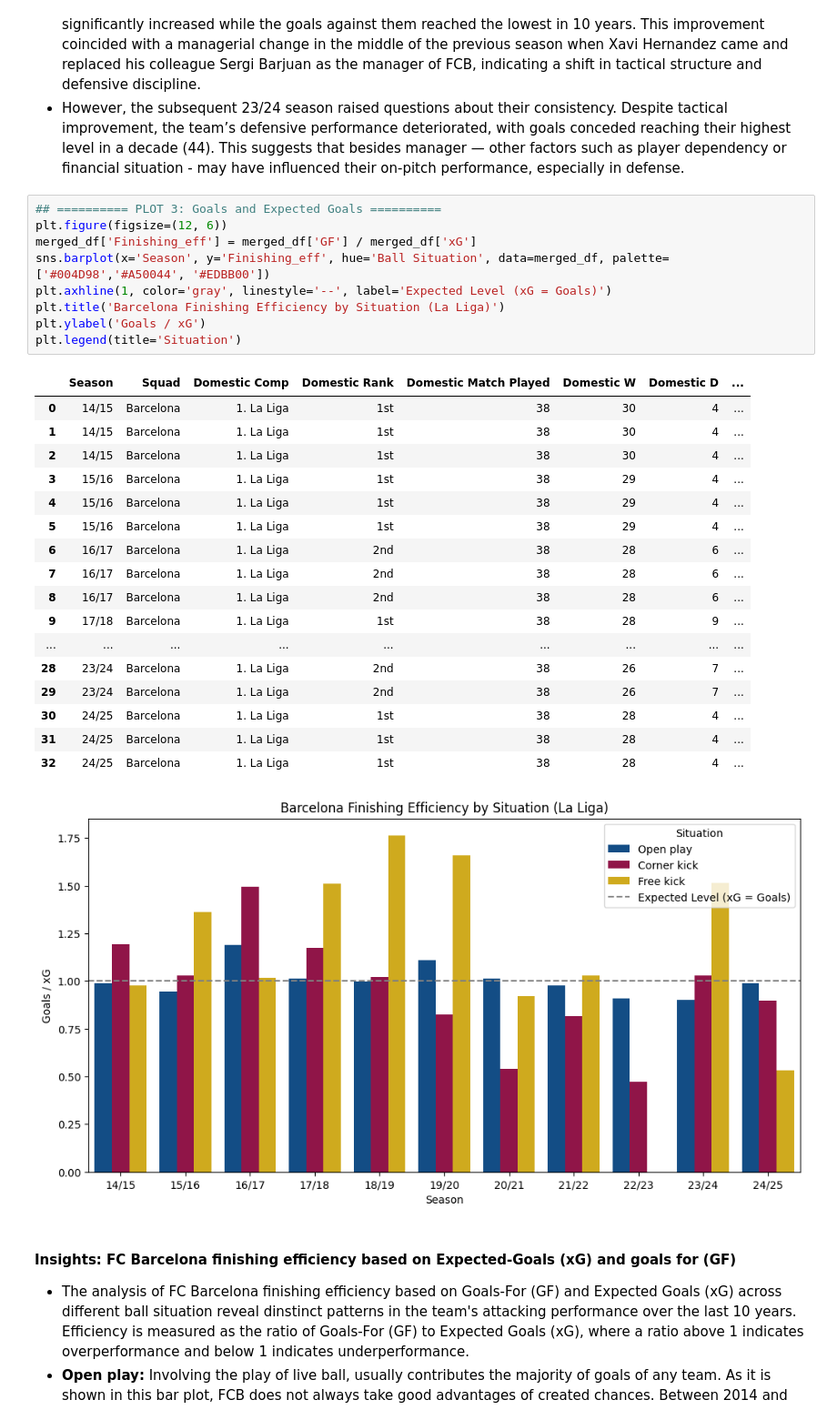
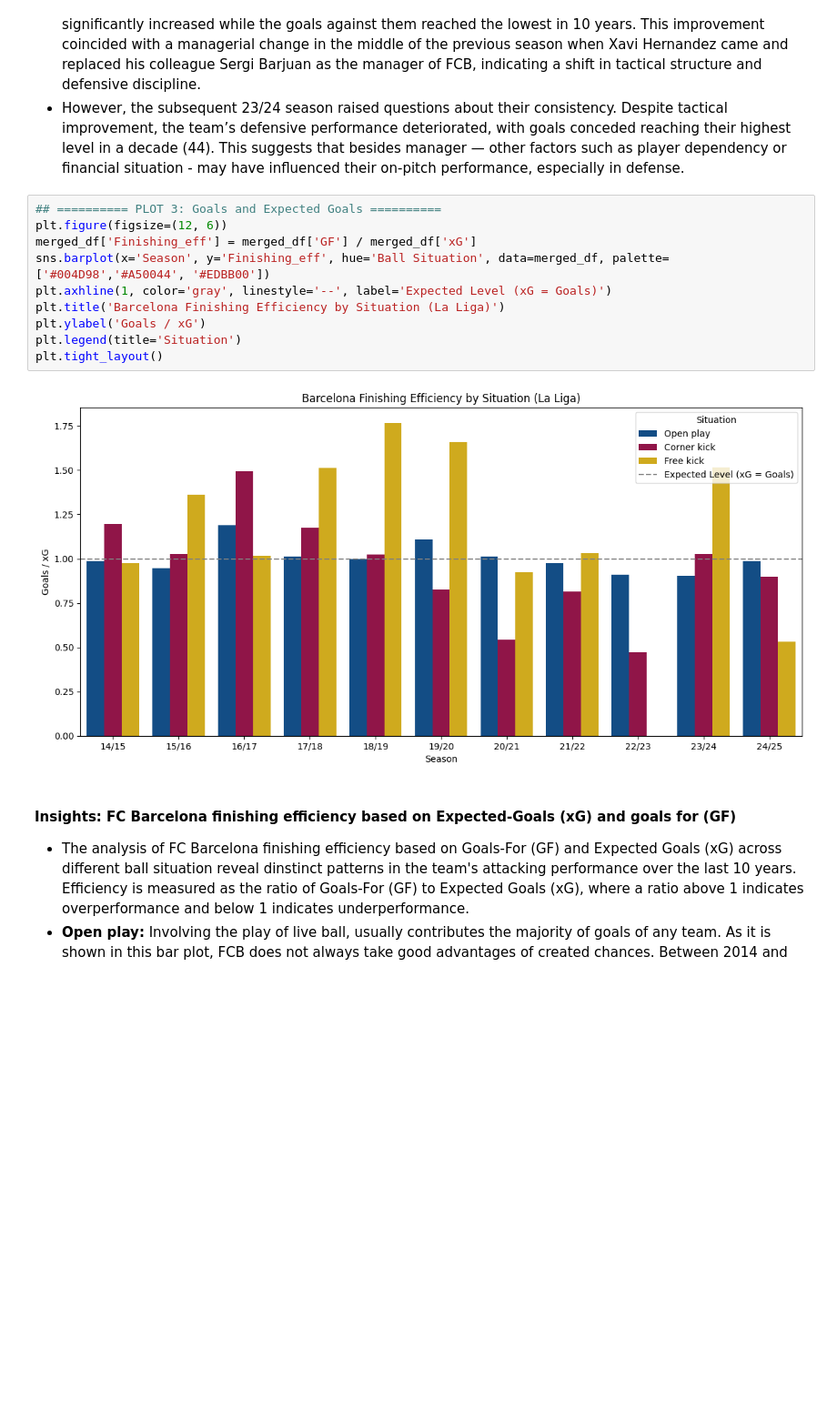
Before and after one commit to linhtran1003/fc-barcelona-performance-analysis, a Jupyter notebook: FCB_performance_analysis.ipynb, the cells around one changed output. Shown: that part at 91% size. Cells and saved outputs as stored; diff of their text form; blank space fills up the shorter version.

```diff
--- a/FCB_performance_analysis.ipynb
+++ b/FCB_performance_analysis.ipynb
@@ -104,31 +100,15 @@ plt.tight_layout()
 # %%
 ## ========== PLOT 3: Goals and Expected Goals ==========
 plt.figure(figsize=(12, 6))
 merged_df['Finishing_eff'] = merged_df['GF'] / merged_df['xG']
 sns.barplot(x='Season', y='Finishing_eff', hue='Ball Situation', data=merged_df, palette=['#004D98','#A50044', '#EDBB00'])
 plt.axhline(1, color='gray', linestyle='--', label='Expected Level (xG = Goals)')
 plt.title('Barcelona Finishing Efficiency by Situation (La Liga)')
 plt.ylabel('Goals / xG')
 plt.legend(title='Situation')
+plt.tight_layout()
 # %% [output]
-|  | Season | Squad | Domestic Comp | Domestic Rank | Domestic Match Played | Domestic W | Domestic D | ... |
-| 0 | 14/15 | Barcelona | 1. La Liga | 1st | 38 | 30 | 4 | ... |
-| 1 | 14/15 | Barcelona | 1. La Liga | 1st | 38 | 30 | 4 | ... |
-| 2 | 14/15 | Barcelona | 1. La Liga | 1st | 38 | 30 | 4 | ... |
-| 3 | 15/16 | Barcelona | 1. La Liga | 1st | 38 | 29 | 4 | ... |
-| 4 | 15/16 | Barcelona | 1. La Liga | 1st | 38 | 29 | 4 | ... |
-| 5 | 15/16 | Barcelona | 1. La Liga | 1st | 38 | 29 | 4 | ... |
-| 6 | 16/17 | Barcelona | 1. La Liga | 2nd | 38 | 28 | 6 | ... |
-| 7 | 16/17 | Barcelona | 1. La Liga | 2nd | 38 | 28 | 6 | ... |
-| 8 | 16/17 | Barcelona | 1. La Liga | 2nd | 38 | 28 | 6 | ... |
-| 9 | 17/18 | Barcelona | 1. La Liga | 1st | 38 | 28 | 9 | ... |
-| ... | ... | ... | ... | ... | ... | ... | ... | ... |
-| 28 | 23/24 | Barcelona | 1. La Liga | 2nd | 38 | 26 | 7 | ... |
-| 29 | 23/24 | Barcelona | 1. La Liga | 2nd | 38 | 26 | 7 | ... |
-| 30 | 24/25 | Barcelona | 1. La Liga | 1st | 38 | 28 | 4 | ... |
-| 31 | 24/25 | Barcelona | 1. La Liga | 1st | 38 | 28 | 4 | ... |
-| 32 | 24/25 | Barcelona | 1. La Liga | 1st | 38 | 28 | 4 | ... |
-[figure, old version]
+[figure, new version]
 # %% [markdown]
 #### Insights: FC Barcelona finishing efficiency based on Expected-Goals (xG) and goals for (GF)
 - The analysis of FC Barcelona finishing efficiency based on Goals-For (GF) and Expected Goals (xG) across different ball situation reveal dinstinct patterns in the team's attacking performance over the last 10 years. Efficiency is measured as the ratio of Goals-For (GF) to Expected Goals (xG), where a ratio above 1 indicates overperformance and below 1 indicates underperformance.
```
Also changed, not shown: parts of 6 cells of this notebook.
